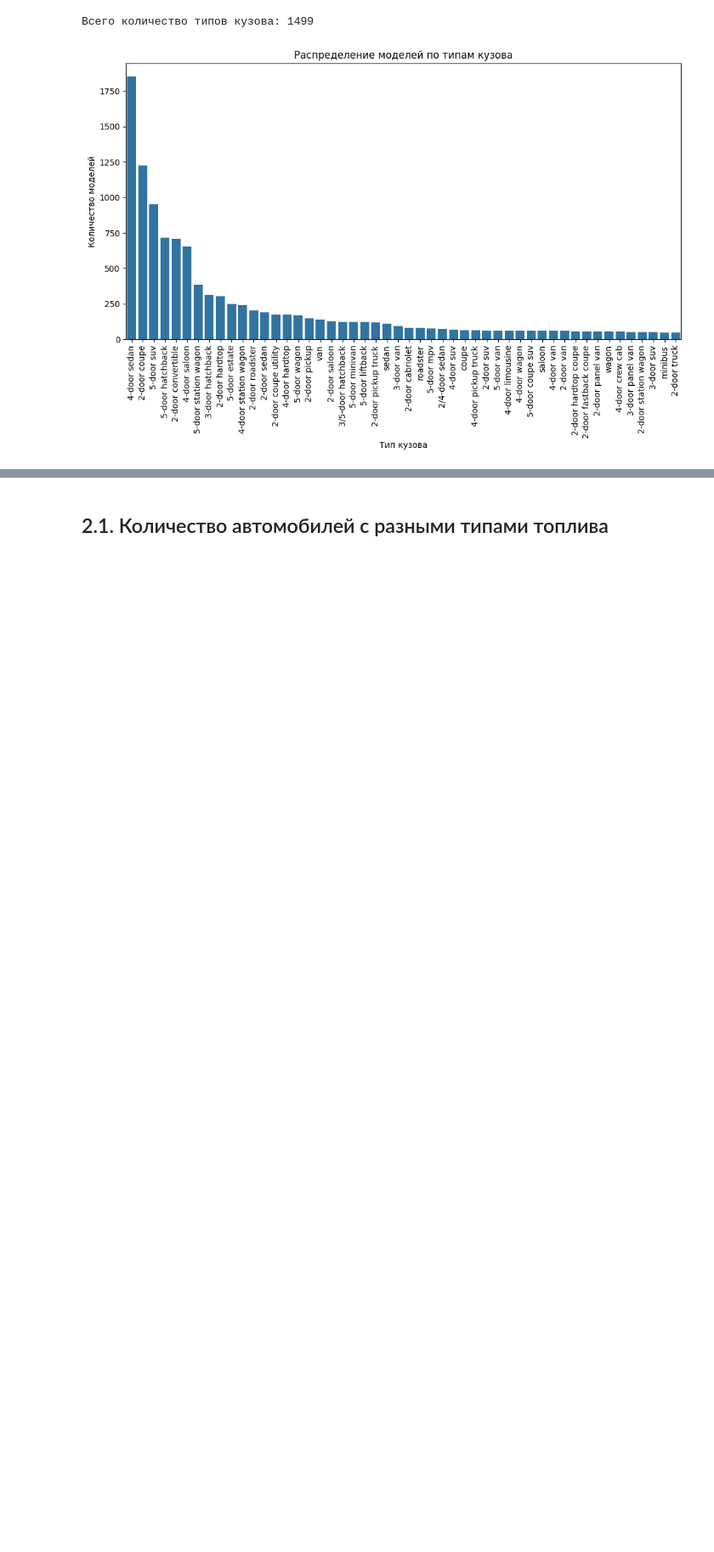
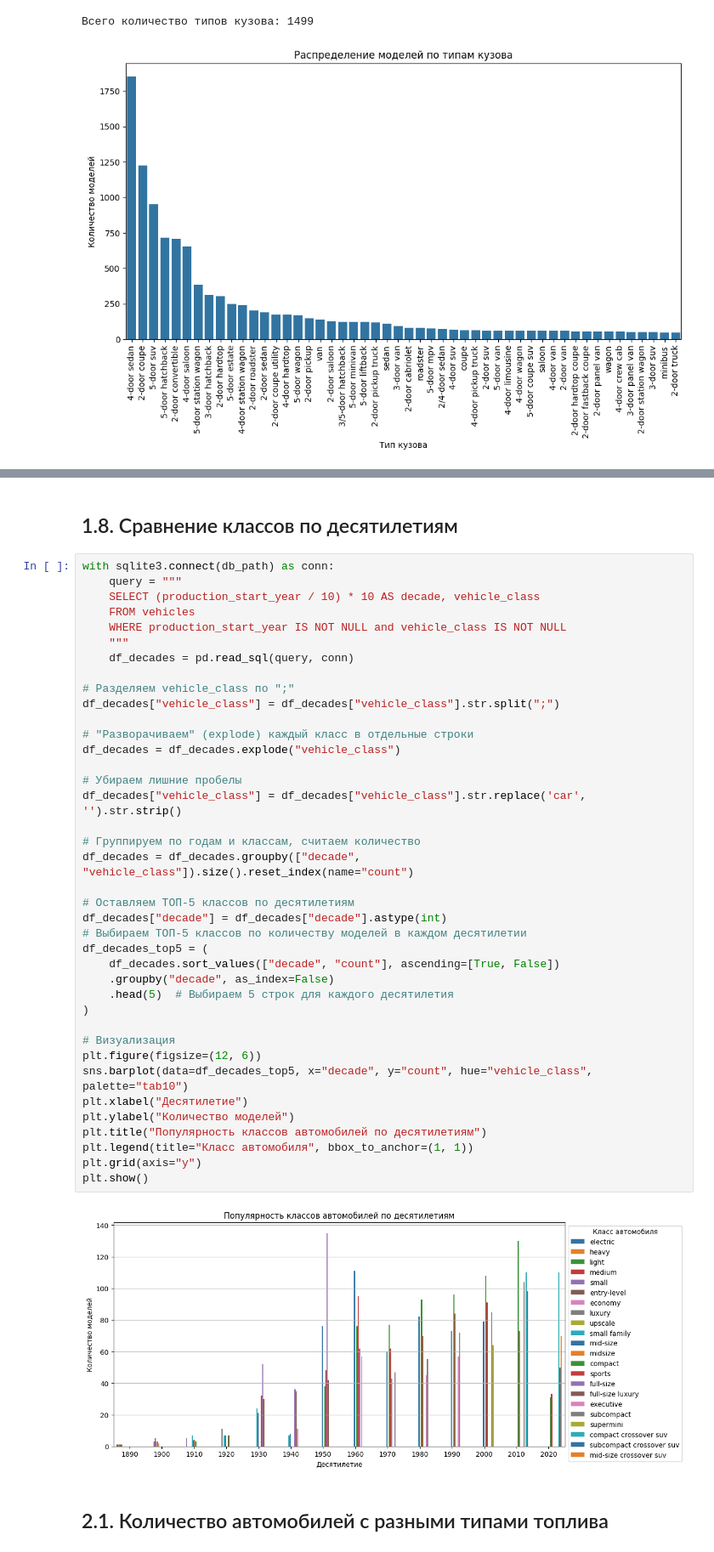
Before and after one commit to AntonS86/wiki-scraper, a Jupyter notebook: notebooks/data_exploration.ipynb, the cells around one changed output, grey strips where cells are left out. Shown at 85% size. Drawn from its saved outputs; the diff is of its cells as text; blank space fills up the shorter version.

```diff
--- a/notebooks/data_exploration.ipynb
+++ b/notebooks/data_exploration.ipynb
@@ -111,3 +149,46 @@ plt.show()
+# %% [markdown]
+## 1.8. Сравнение классов по десятилетиям
+# %%
+with sqlite3.connect(db_path) as conn:
+    query = """
+    SELECT (production_start_year / 10) * 10 AS decade, vehicle_class
+    FROM vehicles
+    WHERE production_start_year IS NOT NULL and vehicle_class IS NOT NULL
+    """
+    df_decades = pd.read_sql(query, conn)
+
+# Разделяем vehicle_class по ";"
+df_decades["vehicle_class"] = df_decades["vehicle_class"].str.split(";")
+
+# "Разворачиваем" (explode) каждый класс в отдельные строки
+df_decades = df_decades.explode("vehicle_class")
+
+# Убираем лишние пробелы
+df_decades["vehicle_class"] = df_decades["vehicle_class"].str.replace('car', '').str.strip()
+
+# Группируем по годам и классам, считаем количество
+df_decades = df_decades.groupby(["decade", "vehicle_class"]).size().reset_index(name="count")
+
+# Оставляем ТОП-5 классов по десятилетиям
+df_decades["decade"] = df_decades["decade"].astype(int)
+# Выбираем ТОП-5 классов по количеству моделей в каждом десятилетии
+df_decades_top5 = (
+    df_decades.sort_values(["decade", "count"], ascending=[True, False])
+    .groupby("decade", as_index=False)
+    .head(5)  # Выбираем 5 строк для каждого десятилетия
+)
+
+# Визуализация
+plt.figure(figsize=(12, 6))
+sns.barplot(data=df_decades_top5, x="decade", y="count", hue="vehicle_class", palette="tab10")
+plt.xlabel("Десятилетие")
+plt.ylabel("Количество моделей")
+plt.title("Популярность классов автомобилей по десятилетиям")
+plt.legend(title="Класс автомобиля", bbox_to_anchor=(1, 1))
+plt.grid(axis="y")
+plt.show()
+# %% [output]
+[figure, added]
 # %% [markdown]
 ## 2.1. Количество автомобилей с разными типами топлива
 # %%
```
Also changed, not shown: parts of 17 cells of this notebook, 1 other file.
